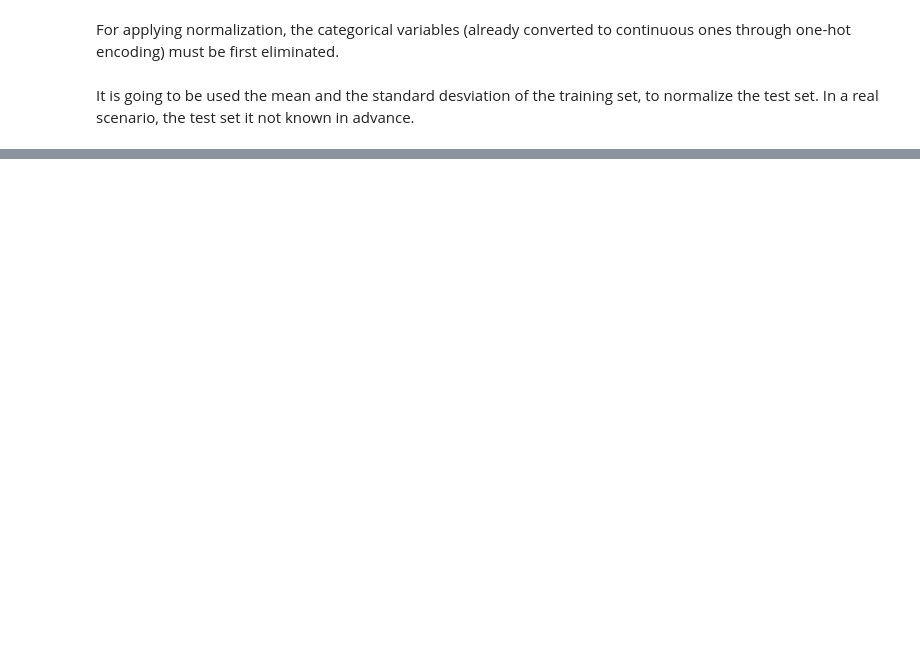
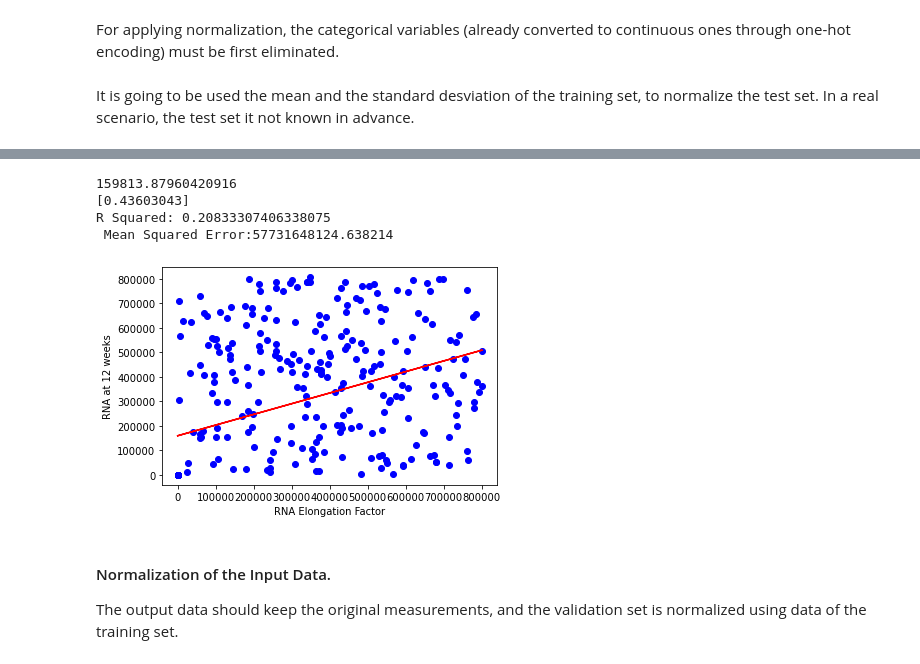
Before and after one commit to paolaparadas29/ProjectAI, a Jupyter notebook: Project_Unit1.ipynb, the cells around one changed output, grey strips where cells are left out. Saved outputs shown, nothing was run; the diff lists cells and outputs as text; code cells hidden in the pictures; blank space fills up the shorter version.

```diff
--- a/Project_Unit1.ipynb
+++ b/Project_Unit1.ipynb
@@ -1134,0 +1176,3 @@ X_test_norm = scaler.transform(X_test1)
+# %%
+#Load data from csv and store it in dataframe
+data = pd.read_csv('HCV-Egy-Data.csv') #We can change this database
@@ -1134,0 +1223,2 @@ X_test_norm = scaler.transform(X_test1)
+# %%
+X_train, X_test, Y_train, Y_test = train_test_split(data_input, data_output, test_size=0.25, random_state = 42)
@@ -1134,0 +1248,49 @@ X_test_norm = scaler.transform(X_test1)
+# %%
+from sklearn import model_selection
+from sklearn import metrics
+from sklearn.linear_model import LinearRegression
+
+def simplelinearregre(X_trainvar, X_testvar, Y_train, Y_test, xlabel, ylabel):
+
+    # Simple linear regression
+    regressor = LinearRegression()
+
+    #Train the model using the training set
+    regressor = regressor.fit(np.array(X_trainvar).reshape(-1, 1), Y_train)
+    #not adding the bias
+
+    # Show the intercept
+    print(regressor.intercept_)
+
+    # Show the coeffients
+    print(regressor.coef_)
+
+    #Predict using the test set
+    y_pred = regressor.predict(np.array(X_testvar).reshape(-1,1))
+
+    # Compute the MSE
+    mse = metrics.mean_squared_error(Y_test, y_pred)
+    mse_results.append(mse)
+
+    # Compute the R2
+    r_squared = metrics.r2_score(Y_test, y_pred)
+    r2_results.append(r_squared)
+    print(f'R Squared: {r_squared} \n Mean Squared Error:{mse}')
+
+    # Plot the samples and the predict
+    plt.scatter(X_testvar,Y_test,color='b')
+    plt.plot(X_testvar, y_pred,color='r')
+    plt.xlabel(xlabel)
+    plt.ylabel(ylabel)
+    plt.show()
+# %%
+simplelinearregre(X_train['RNAEF'], X_test['RNAEF'], Y_train, Y_test, 'RNA Elongation Factor', 'RNA at 12 weeks')
+# %% [output]
+159813.87960420916
+[0.43603043]
+R Squared: 0.20833307406338075
+ Mean Squared Error:57731648124.638214
+[figure, added]
+# %% [markdown]
+#### Normalization of the Input Data.
+The output data should keep the original measurements, and the validation set is normalized using data of the training set.
```
Also changed, not shown: parts of 50 cells of this notebook.
